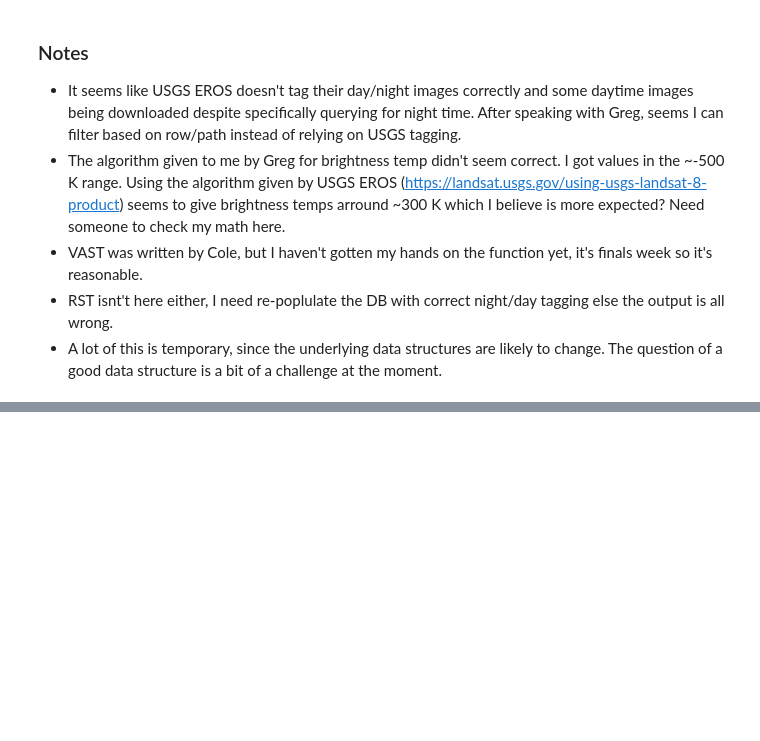
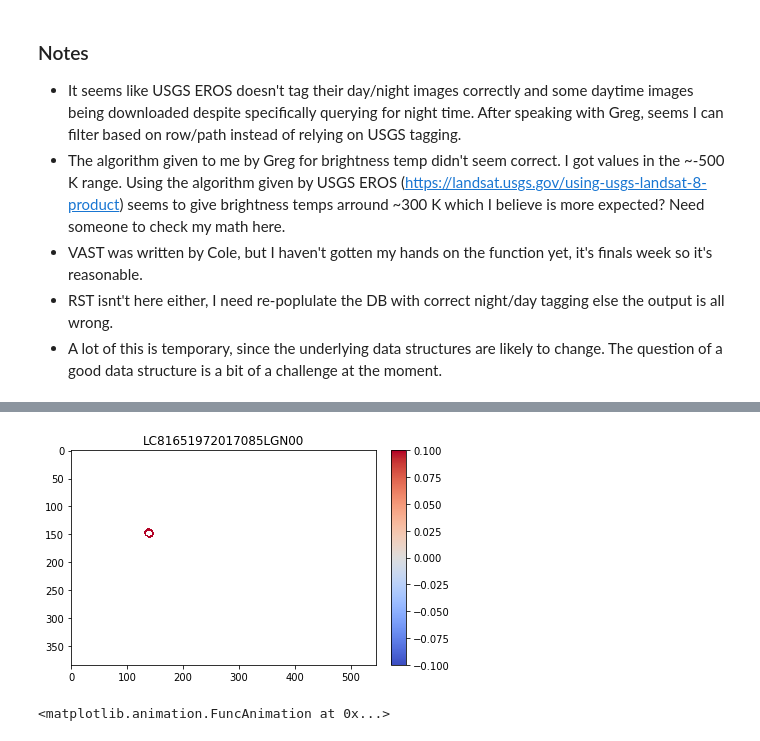
Before and after one commit to Kelvinrr/Notebooks, a Jupyter notebook: thermal_playground.ipynb, the cells around one changed output, grey strips where cells are left out. Cells and saved outputs as stored; diff of their text form; code cells hidden in the pictures; blank space fills up the shorter version.

```diff
--- a/thermal_playground.ipynb
+++ b/thermal_playground.ipynb
@@ -794,0 +857,5 @@ animate_band(data['nti'])
+# %%
+animate_band(rdf['rst_anomolies'])
+# %% [output]
+[figure, added]
+<matplotlib.animation.FuncAnimation at 0x...>
```
Also changed, not shown: parts of 15 cells of this notebook.
